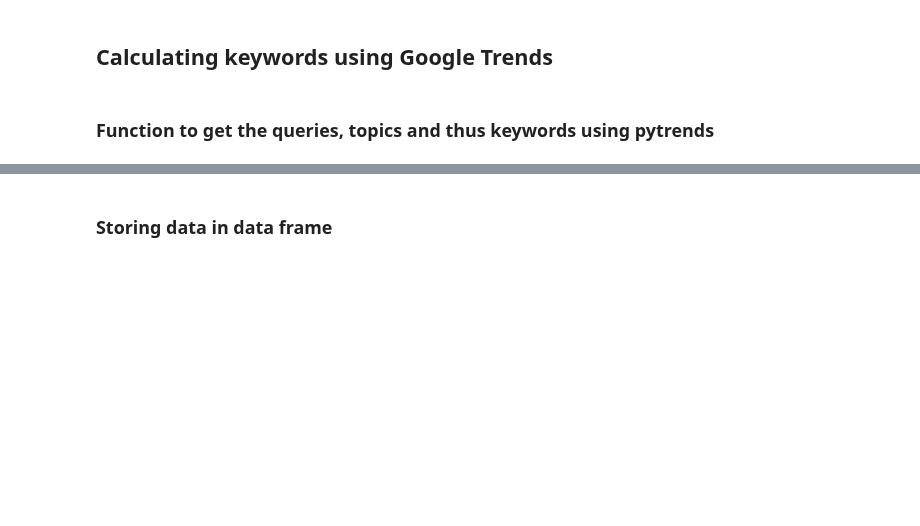
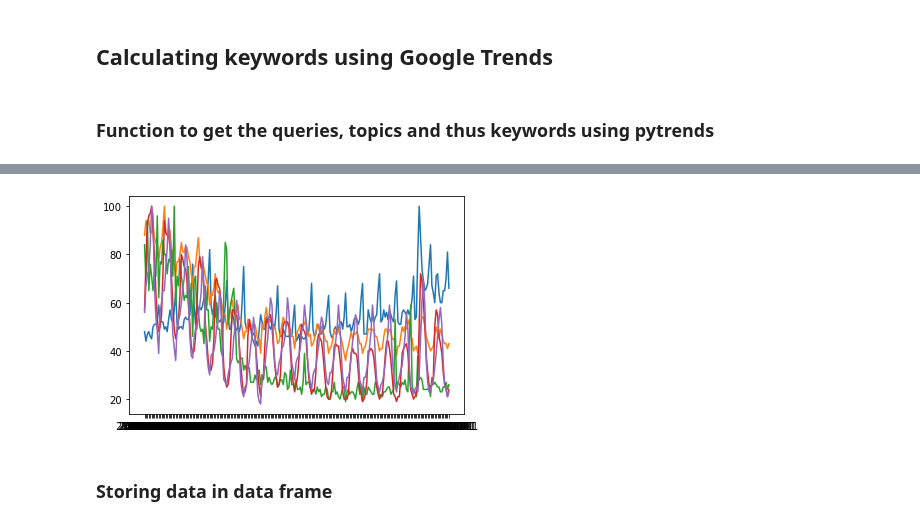
Before and after one commit to ubco-mds-2021-labs/capstone-project-googletrends_capstone, a Jupyter notebook: src/notebooks/retailsales_notebook.ipynb, the cells around one changed output, grey strips where cells are left out. Drawn from its saved outputs; the diff is of its cells as text; code cells hidden in the pictures; blank space fills up the shorter version.

```diff
--- a/src/notebooks/retailsales_notebook.ipynb
+++ b/src/notebooks/retailsales_notebook.ipynb
@@ -234,3 +249,8 @@ FinalData
+# %%
+plt.plot(retailsales2[retailsales2.columns[0:5]])
+plt.show()
+# %% [output]
+[figure, added]
 # %% [markdown]
 ### Storing data in data frame
 # %%
```
Also changed, not shown: parts of 8 cells of this notebook, 2 other files.
